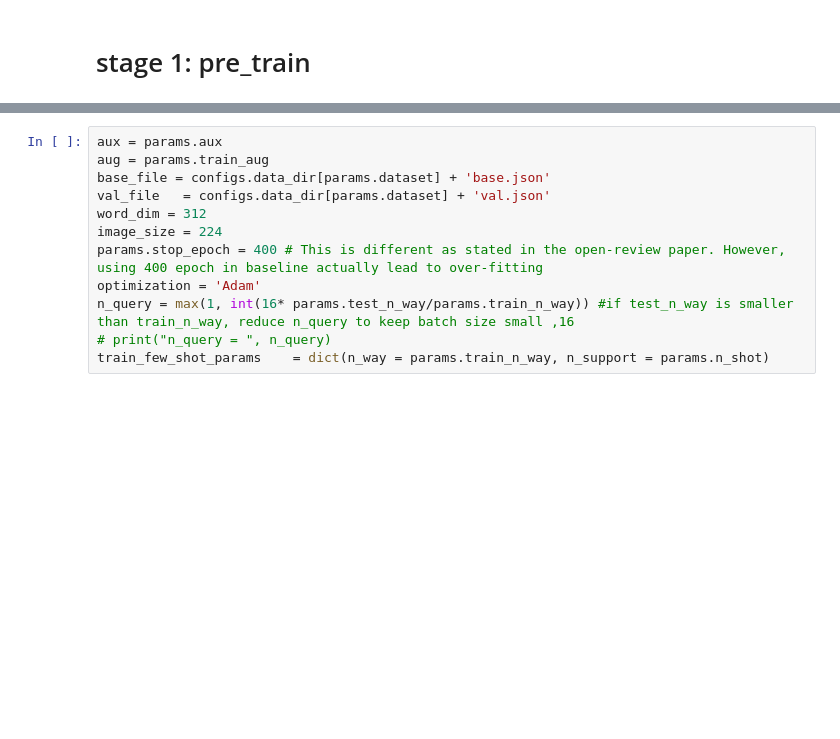
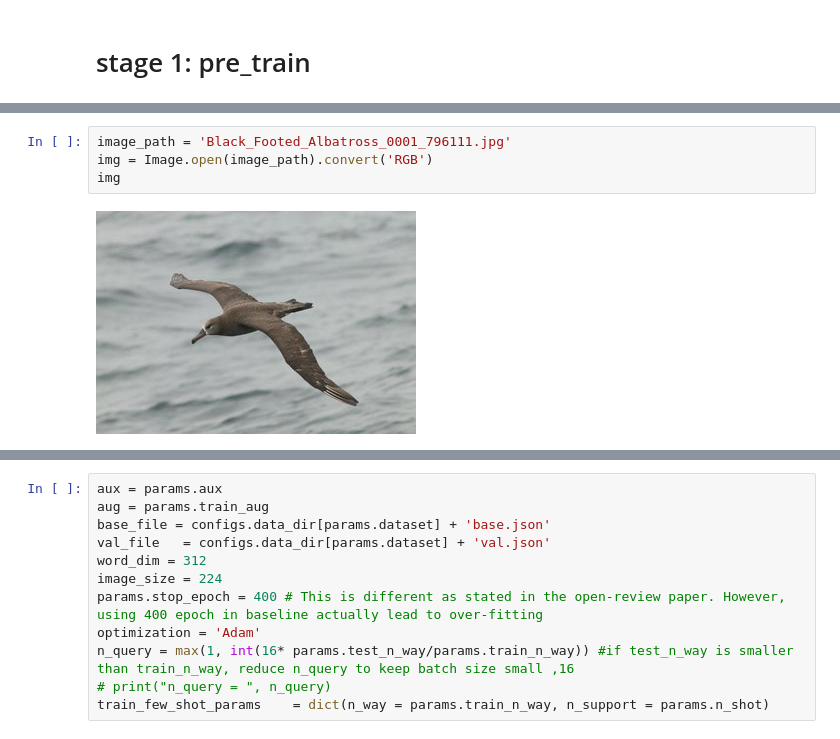
Before and after one commit to Vincent-syr/AttrMissing2, a Jupyter notebook: Untitled.ipynb, the cells around one changed output, grey strips where cells are left out. Drawn from its saved outputs; the diff is of its cells as text; blank space fills up the shorter version.

```diff
--- a/Untitled.ipynb
+++ b/Untitled.ipynb
@@ -53,0 +133,6 @@ Namespace(aux=False, dataset='CUB', method='protonet', mlp_dropout=0.7, model='R
+# %%
+image_path = 'Black_Footed_Albatross_0001_796111.jpg'
+img = Image.open(image_path).convert('RGB')
+img
+# %% [output]
+[figure, added]
```
Also changed, not shown: parts of 60 cells of this notebook, 39 other files.
